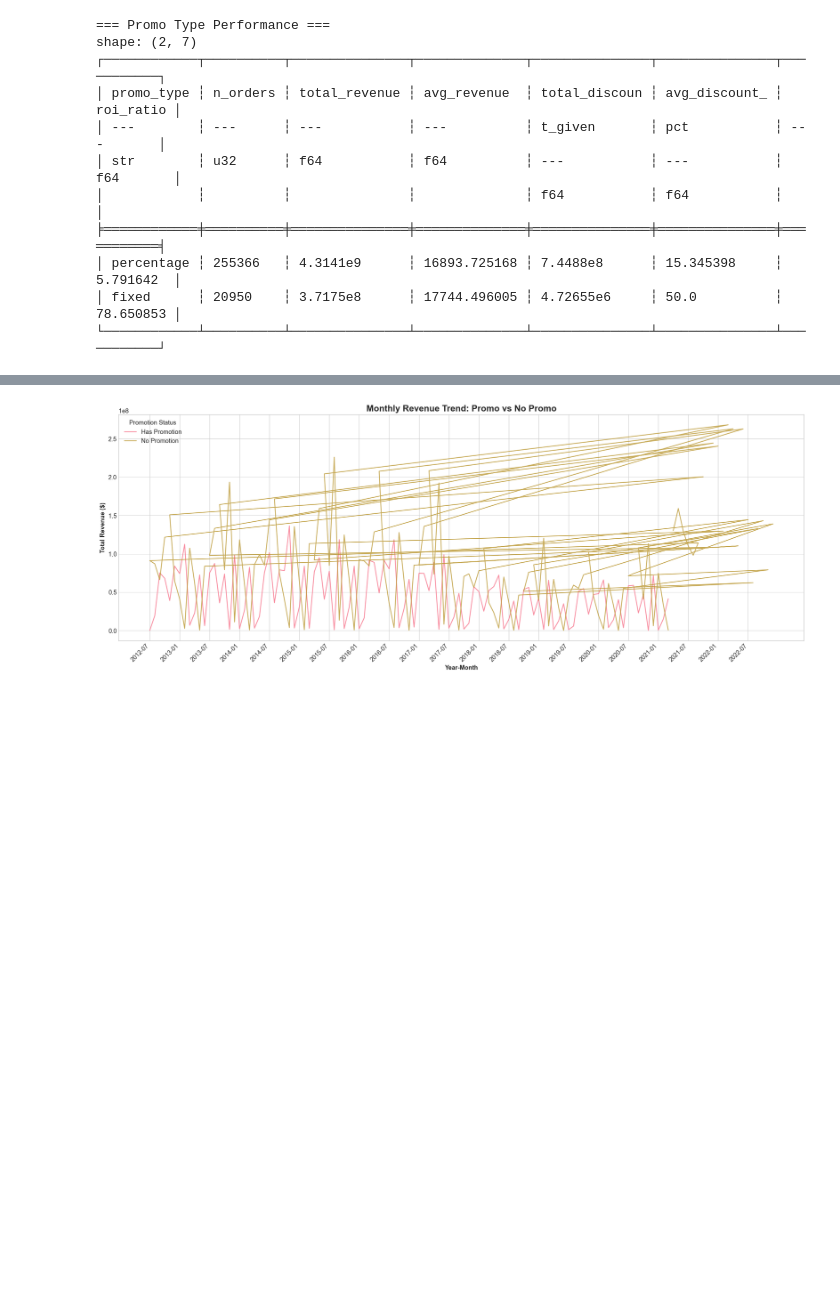
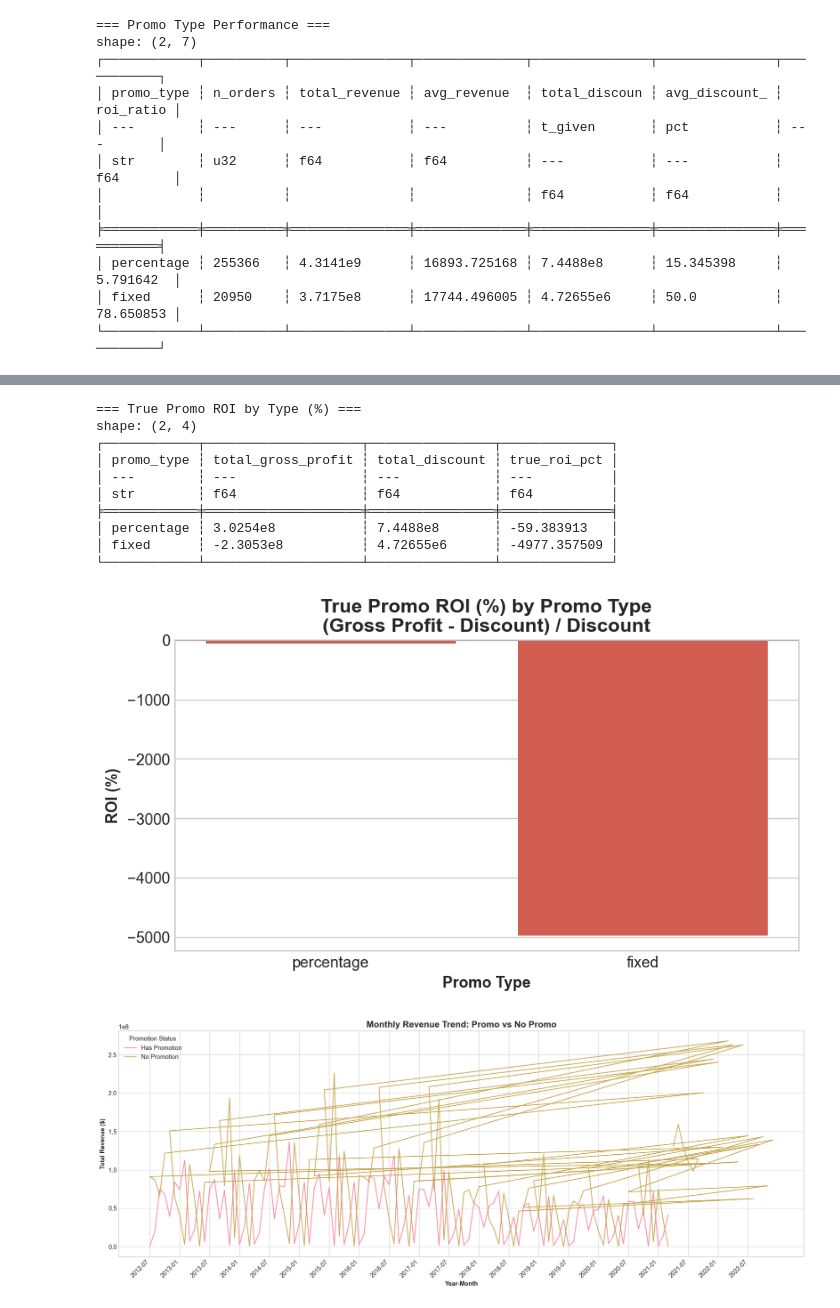
Before and after one commit to khanhnq35/Datathon_Outliers, a Jupyter notebook: notebooks/03_promo_eda.ipynb, the cells around one changed output, grey strips where cells are left out. Cells and saved outputs as stored; diff of their text form; code cells hidden in the pictures; blank space fills up the shorter version.

```diff
--- a/notebooks/03_promo_eda.ipynb
+++ b/notebooks/03_promo_eda.ipynb
@@ -508,3 +508,70 @@ plt.show()
+# %%
+# ============================================================
+# CELL 1: True Promo ROI Calculation (Return on Investment)
+# ============================================================
+import polars as pl
+import matplotlib.pyplot as plt
+import seaborn as sns
+import sys
+import os
+
+# 0. Load Data (Thêm phần này để tránh NameError)
+sys.path.append(os.path.abspath(os.path.join("..", "src")))
+try:
+    from data_loader import DataLoader
+    loader = DataLoader()
+    order_items = loader.load("order_items")
+    products = loader.load("products")
+    promotions = loader.load("promotions")
+except Exception as e:
+    print(f"Lỗi Load Data: {e}")
+
+# 1. Join order_items với products để lấy cogs (Giá vốn hàng bán)
+items_with_cogs = order_items.join(products.select(["product_id", "cogs"]), on="product_id", how="left")
+
+# 2. Lọc các items có áp dụng khuyến mãi & Join với bảng promotions
+promo_items_roi = items_with_cogs.filter(pl.col("promo_id").is_not_null())
+promo_items_roi = promo_items_roi.join(promotions, on="promo_id", how="left")
+
+# 3. Tính Lợi nhuận gộp (Gross Profit) cho từng dòng
+promo_items_roi = promo_items_roi.with_columns(
+    ((pl.col("unit_price") - pl.col("cogs")) * pl.col("quantity")).alias("gross_profit")
+)
+
+# 4. Tính toán ROI theo Promo Type
+true_roi_stats = promo_items_roi.group_by("promo_type").agg(
+    pl.col("gross_profit").sum().alias("total_gross_profit"),
+    pl.col("discount_amount").sum().alias("total_discount")
+).with_columns(
+    # Công thức ROI = (Gross Profit - Discount) / Discount * 100
+    ((pl.col("total_gross_profit") - pl.col("total_discount")) / pl.col("total_discount") * 100).alias("true_roi_pct")
+).sort("true_roi_pct", descending=True)
+
+print("=== True Promo ROI by Type (%) ===")
+print(true_roi_stats)
+
+# Vẽ biểu đồ True ROI
+roi_pd = true_roi_stats.to_pandas()
+plt.figure(figsize=(8, 4))
+colors = ["#2ecc71" if val > 0 else "#e74c3c" for val in roi_pd["true_roi_pct"]]
+sns.barplot(data=roi_pd, x="promo_type", y="true_roi_pct", palette=colors)
+plt.title("True Promo ROI (%) by Promo Type\n(Gross Profit - Discount) / Discount", fontweight="bold")
+plt.xlabel("Promo Type", fontweight="bold")
+plt.ylabel("ROI (%)", fontweight="bold")
+plt.axhline(0, color="black", linewidth=1) # Đường hòa vốn
+plt.show()
+# %% [output]
+=== True Promo ROI by Type (%) ===
+shape: (2, 4)
+┌────────────┬────────────────────┬────────────────┬──────────────┐
+│ promo_type ┆ total_gross_profit ┆ total_discount ┆ true_roi_pct │
+│ ---        ┆ ---                ┆ ---            ┆ ---          │
+│ str        ┆ f64                ┆ f64            ┆ f64          │
+╞════════════╪════════════════════╪════════════════╪══════════════╡
+│ percentage ┆ 3.0254e8           ┆ 7.4488e8       ┆ -59.383913   │
+│ fixed      ┆ -2.3053e8          ┆ 4.72655e6      ┆ -4977.357509 │
+└────────────┴────────────────────┴────────────────┴──────────────┘
+[figure, added]
 # %%
 # ============================================================
 # CELL 17: 3.4 — Promotion Effectiveness Over Time (Bonus)
```
Also changed, not shown: parts of 5 cells of this notebook, 2 other files.
